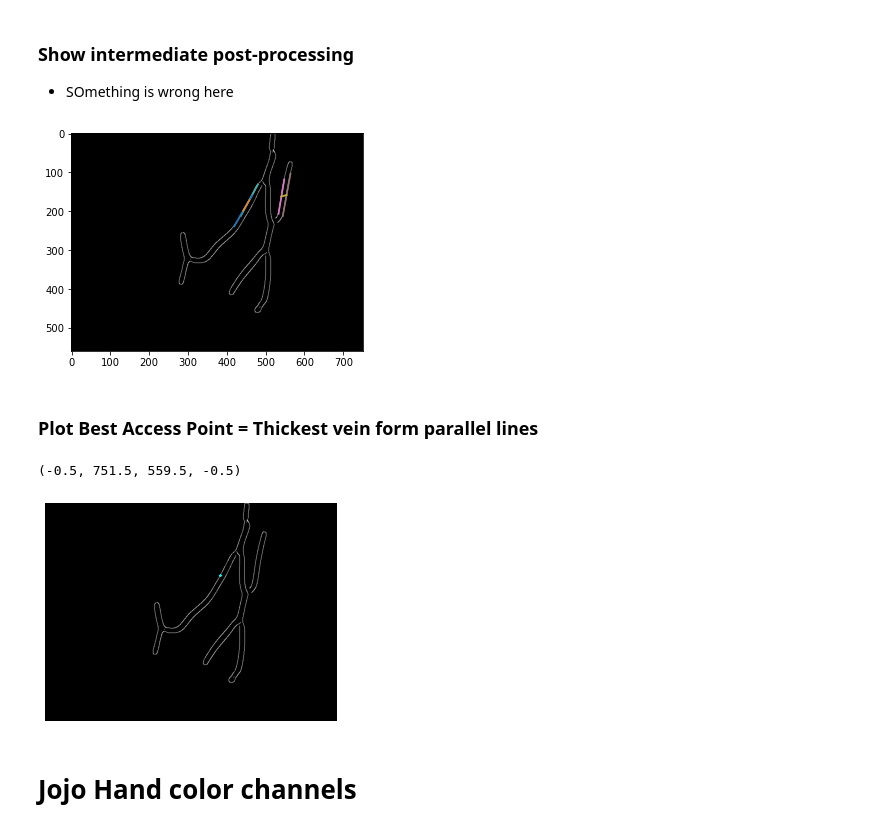
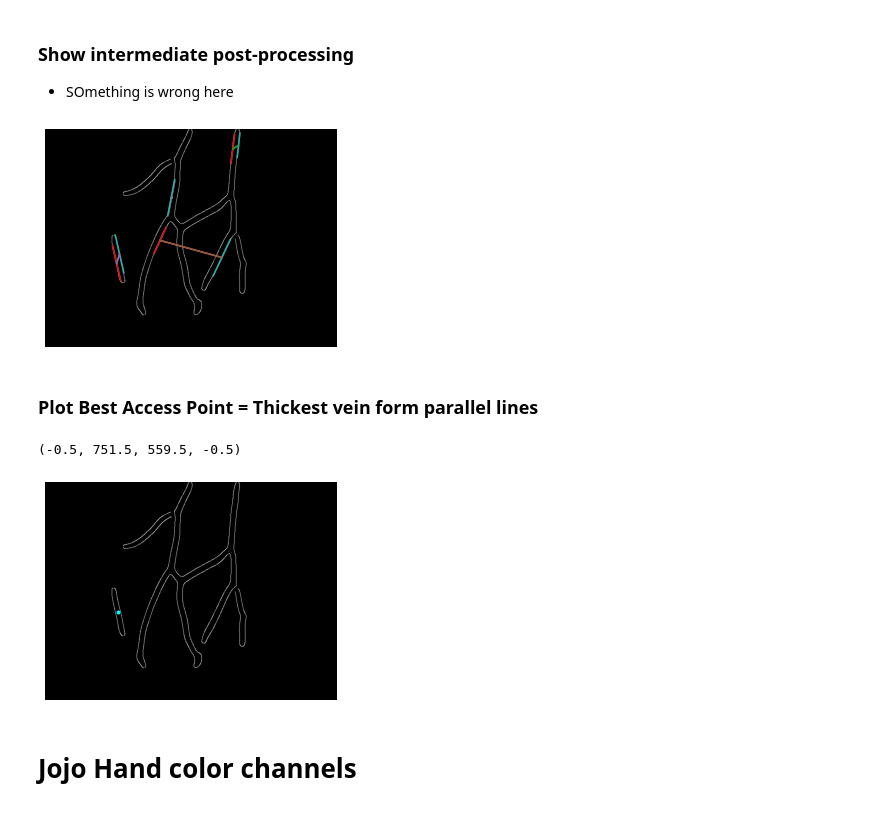
Before and after one commit to Jstambaugh00/BMESeniorDesignTeam7, a Jupyter notebook: UpdatedImageProcessing.ipynb, the cells around one changed output. Cells and saved outputs as stored; diff of their text form; code cells hidden in the pictures.

```diff
--- a/UpdatedImageProcessing.ipynb
+++ b/UpdatedImageProcessing.ipynb
@@ -107,7 +107,7 @@ plt.axis('off')
 # %% [markdown]
 ### Get Skeleton Image (edges)
 # %%
-edges = feature.canny(combined, sigma = 6, low_threshold = 0.05, high_threshold = 0.2)
+edges = feature.canny(combined, sigma = 5, low_threshold = 0.01, high_threshold = 0.2)
 
 # Show Image
 plt.imshow(edges, cmap=plt.cm.gray) # turn to gray
@@ -119,7 +119,7 @@ plt.axis('off')
 ### Transform to Hough Using edge image
 # %%
 # Line finding using the Probabilistic Hough Transform
-lines = probabilistic_hough_line(edges, threshold=15, line_length=80, line_gap=10)
+lines = probabilistic_hough_line(edges, threshold=60, line_length=60, line_gap=1)
 
 # Show previous image (overlaying)
 plt.imshow(edges, cmap=plt.cm.gray)
@@ -134,6 +134,7 @@ for line in lines:
         plt.plot((p0[0], p1[0]), (p0[1], p1[1]))
 
 # Add title
+
 plt.title('Probabilistic Hough')
 plt.axis('off')
 # %% [output]
@@ -219,7 +232,7 @@ def get_mid(line1,line2):
 # %%
 # Find Parallel Lines that are ~close~
 
-thresh =0.05 # error between slopes
+thresh =0.04 # error between slopes
 
 # Create empty lists to stroe data
 thick=[-1]*len(lines)
@@ -235,10 +248,20 @@ for i in range(len(slope)):
             continue
 
        # compute pairs of slopes that are within threshold
-        if abs(slope[i]-slope[j])<thresh and mid_line_dist(lines[i],lines[j],slope[j])<40 :
+        if abs(slope[i]-slope[j])<thresh and mid_line_dist(lines[i],lines[j],slope[j],slope[i])<40 and mid_line_dist(lines[i],lines[j],slope[j],slope[i])>5 :
             ind_parallel[i]=j # provides index
 
             # get all thicknesses of good slopes - used later for thickest vein
-            thick[i]=(mid_line_dist(lines[i],lines[j],slope[i]))
+            thick[i]=(mid_line_dist(lines[i],lines[j],slope[i],slope[j]))
 
             break # we only want 1 slope
+# %%
+# Filter pairs that don't match
+
+for i in ind_parallel:
+    if i ==-1:
+        continue
+    else:
+        if ind_parallel.index(i)!=ind_parallel[i]:
+            print(i,ind_parallel[i])
+            ind_parallel[ind_parallel.index(i)]=-1
@@ -249,24 +314,29 @@ for i in range(len(slope)):
 # %%
 # SHow previous image
 plt.imshow(edges, cmap=plt.cm.gray)
+plt.axis('off')
 
 # plot parallels and connectors
 for i in range(len(lines)):
     if ind_parallel[i]==-1:
         continue
     else:
 
         line1=lines[i]
-        p0, p1 = line1
-        plt.plot((p0[0], p1[0]), (p0[1], p1[1]))
+        line2=lines[ind_parallel[i]]
 
-        line2=lines[ind_parallel[i]]
-        p0, p1 = line2
-        plt.plot((p0[0], p1[0]), (p0[1], p1[1]))
+        pointa1,pointa2=line1
+        pointb1,pointb2=line2
+
+        plt.plot((pointa1[0],pointa2[0]),(pointa1[1],pointa2[1]),'r')
+        #plt.plot(pointa2[0],pointa2[1],'r*')
+        plt.plot((pointb1[0],pointb2[0]),(pointb1[1],pointb2[1]),'c')
+
+        plt.plot()
 
         plot_connect(line1,line2)
 # %% [output]
-[figure, old version]
+[figure, new version]
 # %% [markdown]
 ### Plot Best Access Point = Thickest vein form parallel lines
 # %%
@@ -286,11 +356,11 @@ p0, p1 = line2
 pnt=get_mid(line1,line2)
 
 
-plt.plot(pnt[0],pnt[1], marker='*', markersize=2, color="cyan")
+plt.plot(pnt[0],pnt[1], marker='o', markersize=3, color="cyan")
 plt.axis('off')
 # %% [output]
 (-0.5, 751.5, 559.5, -0.5)
-[figure, old version]
+[figure, new version]
 # %% [markdown]
 # Jojo Hand color channels
 # %%
```
Also changed, not shown: parts of 11 cells of this notebook, 13 other files.
